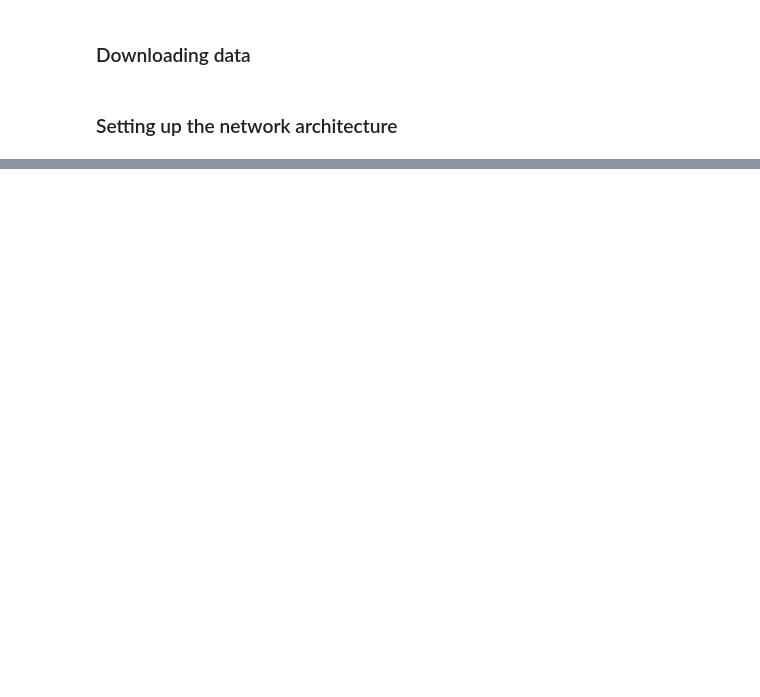
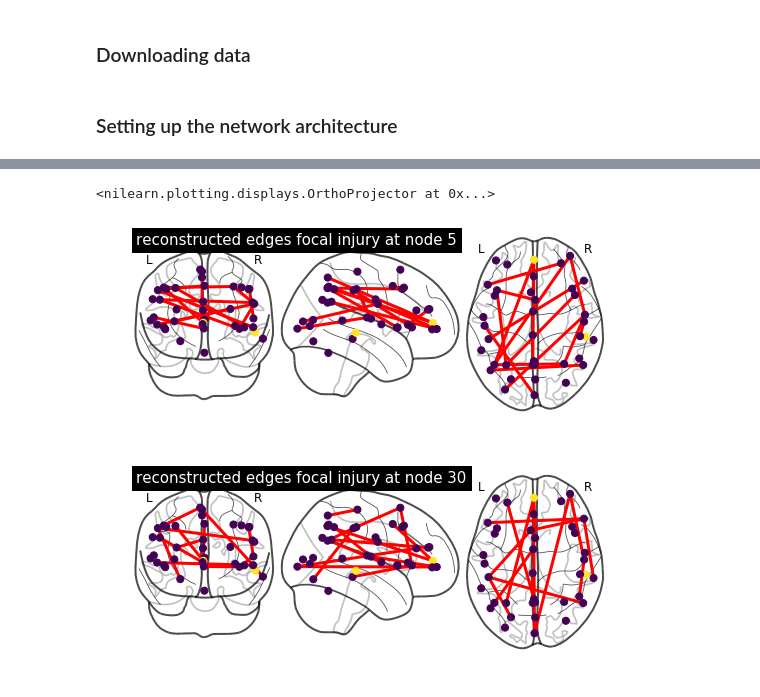
Before and after one commit to AmineEchraibi/BrainCNN, a Jupyter notebook: BrainNetCNN.ipynb, the cells around one changed output, grey strips where cells are left out. Drawn from its saved outputs; the diff is of its cells as text; code cells hidden in the pictures; blank space fills up the shorter version.

```diff
--- a/BrainNetCNN.ipynb
+++ b/BrainNetCNN.ipynb
@@ -488,6 +526,7 @@ kernel_init = initializers.he_uniform()
 
 # Model architecture
 
+
 model = Sequential()
 model.add(E2E_conv(2,8,(2,39),kernel_regularizer=reg,input_shape=(39,39,1),input_dtype='float32',data_format="channels_last"))
 print("First layer output shape :"+str(model.output_shape))
@@ -495,7 +534,7 @@ model.add(LeakyReLU(alpha=0.33))
 #print(model.output_shape)
 print(model.output_shape)
 model.add(LeakyReLU(alpha=0.33))
-model.add(Convolution2D(32,(1,39),kernel_regularizer=reg,data_format="channels_last"))
+model.add(Convolution2D(3,(1,39),kernel_regularizer=reg,data_format="channels_last"))
 model.add(LeakyReLU(alpha=0.33))
 model.add(Convolution2D(90,(39,1),kernel_regularizer=reg,data_format="channels_last"))
 model.add(LeakyReLU(alpha=0.33))
@@ -553,10 +589,9 @@ X2,Y = sample_injury_strengths(1000,base_connectome,S,noise_weight)
 # %%
+# Constructing the dataset
 X = np.concatenate([X1,X2],axis=0)
-print(X.shape)
 X = X.reshape(X.shape[0],X.shape[2],X.shape[3],1)
-print(X.shape)
 Y1 = np.array([1]*1000)
 Y2 = np.array([0]*1000)
 Y = np.concatenate([Y1,Y2],axis=0)
 Y = to_categorical(Y,2)
-print(Y.shape)
+x_train,x_test,y_train,y_test = train_test_split(X,Y,test_size=0.33,random_state=42)
@@ -567,3 +597,0 @@ print(Y.shape)
-# %%
-model.fit(X,Y,batch_size=14,nb_epoch=1000,verbose=1,callbacks=[csv_logger])
-model.save_weights("Weights/BrainCNNWeights_Visualization.h5")
@@ -588,0 +598,10 @@ IOError: Unable to create file (Unable to truncate a file which is already open)
+# %%
+# fitting the model
+train = str(raw_input("train/predict enter 1/0"))
+if train =="1" :
+    model.fit(x_train,y_train,batch_size=14,nb_epoch=1000,verbose=1,callbacks=[csv_logger])
+    model.save_weights("Weights/BrainCNNWeights_Visualization.h5")
+else :
+    model.load_weights("Weights/BrainCNNWeights_Visualization.h5")
+    evals = model.evaluate(batch_size=14,x=x_test,y=y_test)
+    print(evals)
@@ -589,7 +627,15 @@ IOError: Unable to create file (Unable to truncate a file which is already open)
 # %%
+# plotting results for generated connectomes using maximization-activation
 from nilearn import plotting
 %matplotlib inline
-heatmap1 = visualize_activation(model,layer_idx=-1, filter_indices=1,seed_input=X[0,:,:,:],input_range = (0.,0.1))[:,:,0]
-heatmap0 = visualize_activation(model,layer_idx=-1, filter_indices=0,seed_input=X[10,:,:,:],input_range = (0.,0.1))[:,:,0]
-plotting.plot_connectome(heatmap1,msdl_coords,title="reconstructed edges focal injury at node 5",edge_threshold = '99%')
-plotting.plot_connectome(heatmap0,msdl_coords,title="reconstructed edges focal injury at node 30",edge_threshold = '99%')
+x = np.zeros((39,1))
+x[5] = 1
+x[30] = 1
+heatmap1 = visualize_activation(model,layer_idx=-1, filter_indices=1,input_range = (0.,0.1))[:,:,0]
+heatmap0 = visualize_activation(model,layer_idx=-1, filter_indices=0,input_range = (0.,0.1))[:,:,0]
+plotting.plot_connectome(heatmap1.T+heatmap1,msdl_coords,title="reconstructed edges focal injury at node 5",edge_threshold = '98%',node_color=x)
+plotting.plot_connectome(heatmap0.T+heatmap0,msdl_coords,title="reconstructed edges focal injury at node 30",edge_threshold = '98%',node_color=x)
+# %% [output]
+<nilearn.plotting.displays.OrthoProjector at 0x...>
+[figure, added]
+[figure, added]
```
Also changed, not shown: parts of 18 cells of this notebook, 2 other files.
